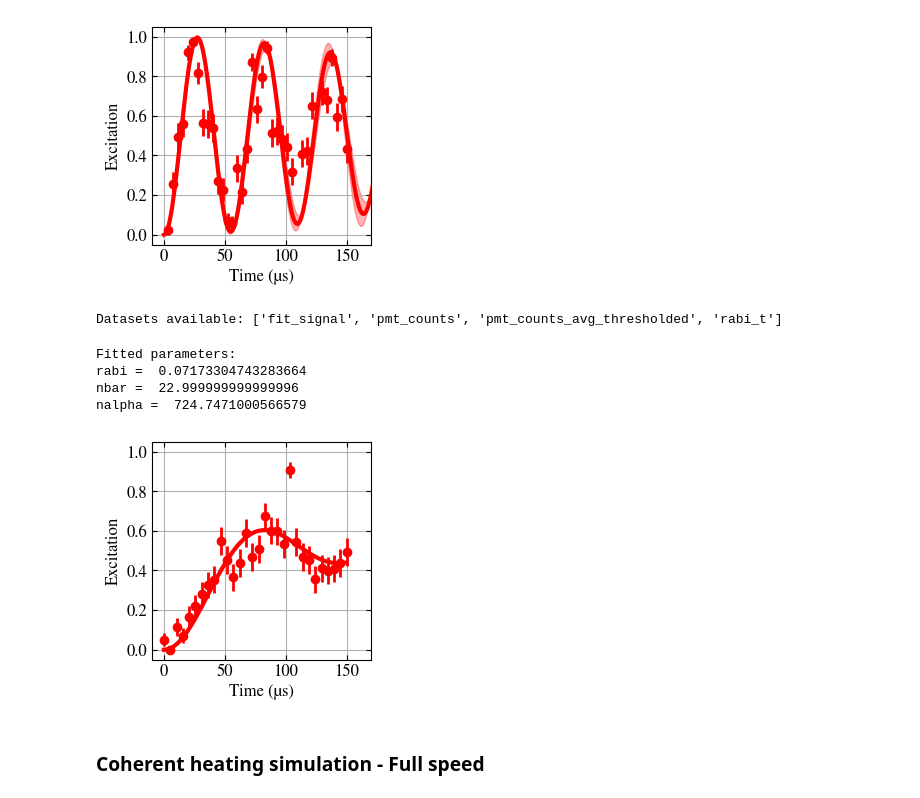
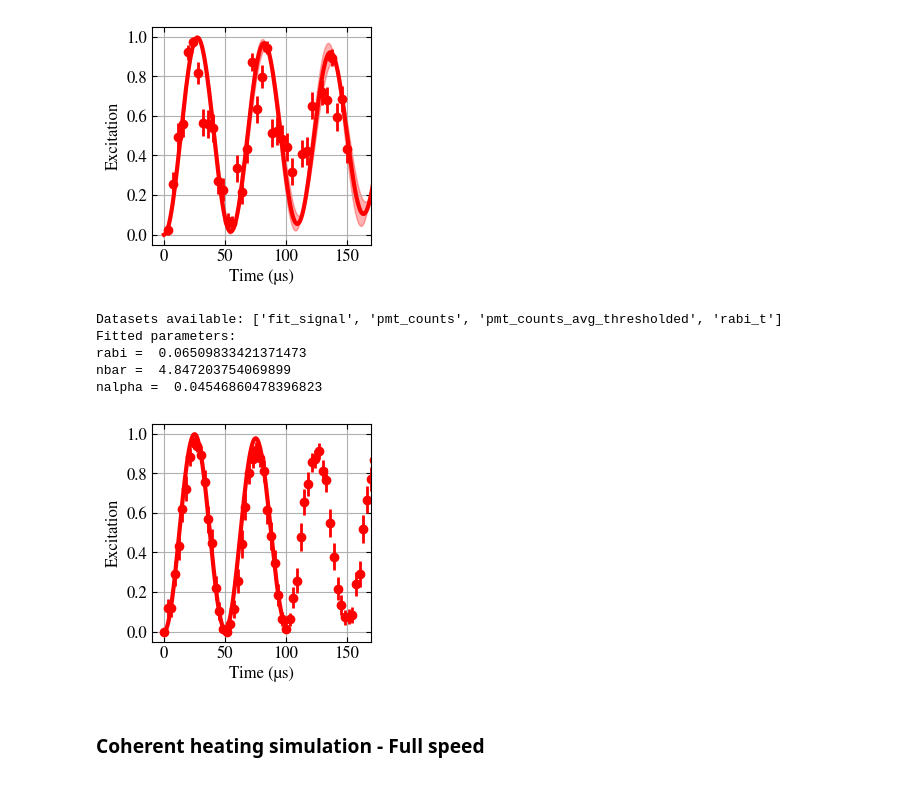
Before and after one commit to HaeffnerLab/Multiplexing, a Jupyter notebook: 24_ions_low_trap_coherence (new)_20250515.ipynb, the cells around one changed output. Cells and saved outputs as stored; diff of their text form; code cells hidden in the pictures.

```diff
--- a/24_ions_low_trap_coherence (new)_20250515.ipynb
+++ b/24_ions_low_trap_coherence (new)_20250515.ipynb
@@ -1960,7 +1960,7 @@ def pe_model_optimized_fitting(time, rabi_0_fit, nbar_fit, nalpha_fit, N=300):
     return pe_fit / 9
 
 '''Shuttling data with 6.42 kHz shuttling speed'''
-N_0 = 500
+N_0 = 50
 
 # Wrapper for curve_fit
 def fit_model(time, rabi_0_fit, nbar_fit, nalpha_fit):
@@ -1970,9 +1970,9 @@ n_samples = 50
 
 # Specify the data path and file details
 data_path = "/Users/QUBIT/Library/CloudStorage/OneDrive-Personal/UCB STUDY/Research/Multiplexing/artiq_working_dir - 20240329/"
-date = "2024-10-27/"
-index = "19"
-number = 30478
+date = "2024-10-22/"
+index = "17"
+number = 29060
 
 # File loading function
 def file_loading(data_path, date, index, number, x='rabi_t', y='pmt_counts_avg_thresholded', exp='RabiTimeScan'):
@@ -1990,7 +1990,7 @@ def file_loading(data_path, date, index, number, x='rabi_t', y='pmt_counts_avg_t
     return x_data, y_data, np.linspace(np.min(x_data), np.max(x_data), 300)
 
 rabi_t, pmt_counts_avg_thresholded, times = file_loading(data_path, date, index, number)
-rabi_t = np.array(rabi_t)  # Convert list to numpy array if not already
+rabi_t = np.array(rabi_t) * 3  # Convert list to numpy array if not already
 pmt_counts_avg_thresholded = np.array(pmt_counts_avg_thresholded)
 
 # Remove unwanted indices if needed
@@ -2003,15 +2003,15 @@ pmt_counts_avg_thresholded = pmt_counts_avg_thresholded[keep_indices]
 # Data re-scaling
 errorbar = (np.sqrt(pmt_counts_avg_thresholded) / np.sqrt(n_samples)) / np.max(pmt_counts_avg_thresholded)
 pmt_counts_avg_thresholded = np.max(pmt_counts_avg_thresholded) - pmt_counts_avg_thresholded
-pmt_counts_avg_thresholded = pmt_counts_avg_thresholded / np.max(pmt_counts_avg_thresholded) / 1.1
+pmt_counts_avg_thresholded = pmt_counts_avg_thresholded / np.max(pmt_counts_avg_thresholded) / 1.05
 
 # Initial guesses
 # initial_guess = [0.09832203238100552, 0, 100]  # [rabi, nbar, nalpha]
 # bounds = ((0.05, 0, 0), (0.15, 30, 1))  # Modified upper bound for nalpha to 5
-bounds = ((0.02, 0, 1), (0.15, 23, 1000))
+bounds = ((0.00, 0, 0), (1.0, 10, 10))
 # bounds = ((0.0, 0, 0), (0.15, np.inf, np.inf))
 # Initial guess is the center of the bounds
-initial_guess = [(bounds[0][0] + bounds[1][0]) / 2, (bounds[0][1] + bounds[1][1]) / 2, (bounds[0][2] + bounds[1][2]) / 2]
+initial_guess = [(bounds[0][0] + bounds[1][0]) / 15, (bounds[0][1] + bounds[1][1]) / 2, (bounds[0][2] + bounds[1][2]) / 2]
 
 # Perform the curve fitting
 popt, pcov = curve_fit(fit_model, rabi_t, pmt_counts_avg_thresholded, p0=initial_guess, bounds=bounds)
@@ -2034,7 +2034,7 @@ nalpha = fitted_nalpha
 time = np.linspace(np.min(times), np.max(times), 200)
 
 # Running simulation for different nalpha values
-nbars = [nbar - 3, nbar, nbar + 3]
+nbars = [nbar, nbar, nbar]
 results = []
 
 for nbar in nbars:
@@ -2050,38 +2050,38 @@ np.save("./data/save_pmt_counts_avg_thresholded_shuttling_static.npy", pmt_count
 np.save("./data/save_rabi_t_shuttling_static_simulation.npy", time)
 np.save("./data/save_pmt_counts_avg_thresholded_shuttling_static_simulation.npy", results)
 
 rabi_t = np.load("./data/save_rabi_t_shuttling_static.npy")
 pmt_counts_avg_thresholded = np.load("./data/save_pmt_counts_avg_thresholded_shuttling_static.npy")
 time = np.load("./data/save_rabi_t_shuttling_static_simulation.npy")
 results = np.load("./data/save_pmt_counts_avg_thresholded_shuttling_static_simulation.npy")
 
 # Plotting
 plt.figure(figsize=(2.83, 2.83))
 errorbar = np.sqrt(pmt_counts_avg_thresholded * (1 - pmt_counts_avg_thresholded)) / np.sqrt(n_samples)
 plt.errorbar(rabi_t[:], pmt_counts_avg_thresholded[:], yerr=errorbar[:], fmt='o', c='red', lw=2, zorder=2, label='Data')
 # plt.scatter(rabi_t[:], pmt_counts_avg_thresholded[:], c='red', s=30, zorder=2, label='Data')
 # plt.errorbar(rabi_t[:], pmt_counts_avg_thresholded[:], yerr=errorbar[:], fmt='o', c='C0', lw=1, zorder=2, label='Data')
 plt.plot(time, results[1], c='red', lw=3, zorder=3, label=f'$\\bar{{n}}_{{th}} = {np.average(nbars):.1f} \\pm {(np.average(nbars) - nbars[0]):.1f}$')
 plt.plot(time, results[0], '--', c='red', lw=0.5, zorder=1, alpha=0.1)
 plt.plot(time, results[2], '--', c='red', lw=0.5, zorder=1, alpha=0.1)
 # plt.fill_between(time, results[0], results[2], color='red', alpha=0.3)
 # plt.title('9-ion rabi oscillation after half speed shuttling', fontdict={'family': 'STIXGeneral', 'size': 12})
 plt.xlabel(r'Time (µs)', fontdict={'family': 'STIXGeneral', 'size': 12})
 plt.ylabel(r'Excitation', fontdict={'family': 'STIXGeneral', 'size': 12})
 plt.ylim(-0.05, 1.05)
 plt.xlim(-10, 170)
 # plt.legend(loc='lower right')
 # plt.legend()
 plt.grid(True)
 plt.savefig('./outputs/shuttling/Rabi_9_ions_no_shuttling.pdf', format='pdf', bbox_inches='tight')
 plt.show()
 # %% [output]
 Datasets available: ['fit_signal', 'pmt_counts', 'pmt_counts_avg_thresholded', 'rabi_t']
+Fitted parameters:
+rabi =  0.06509833421371473
+nbar =  4.847203754069899
+nalpha =  0.04546860478396823
-Fitted parameters:
-rabi =  0.07173304743283664
-nbar =  22.999999999999996
-nalpha =  724.7471000566579
-[figure, old version]
+[figure, new version]
 # %% [markdown]
 ### Coherent heating simulation - Full speed
 # %%
```
Also changed, not shown: 5 other files.
